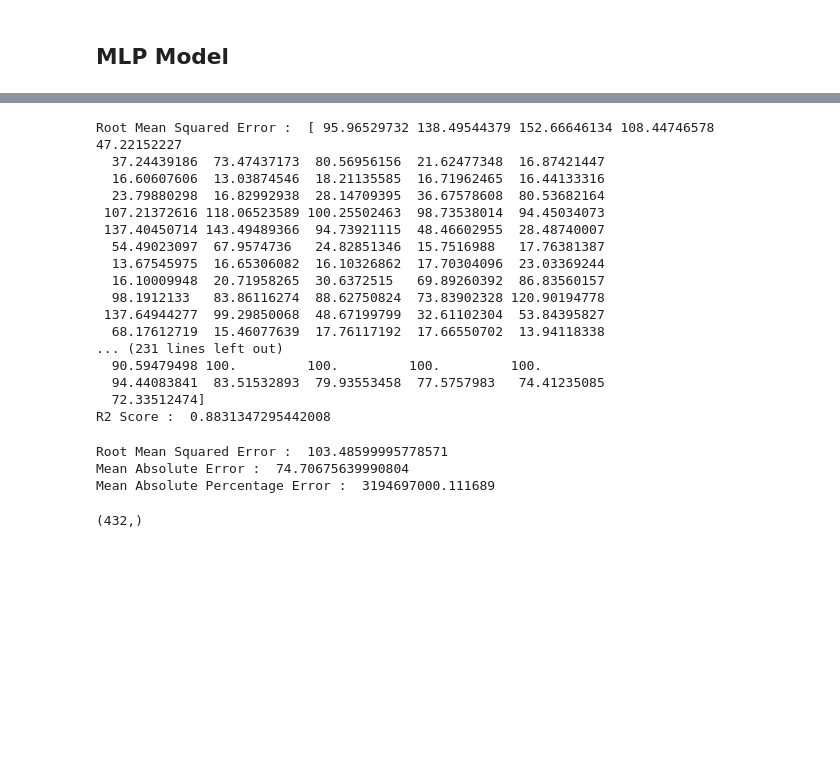
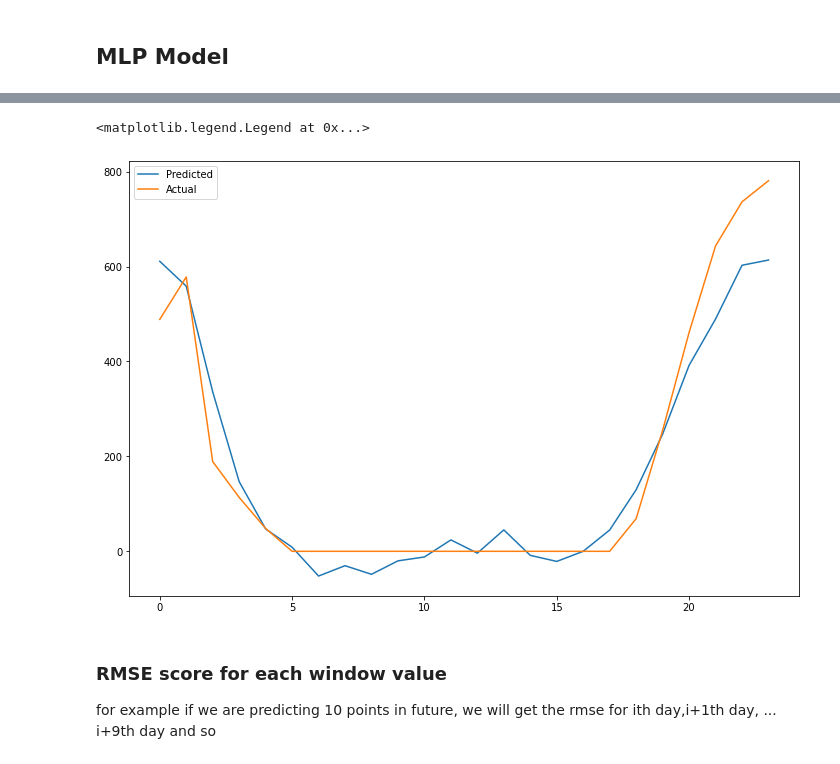
Before and after one commit to Rujul-Patel/InternshipTest, a Jupyter notebook: prescinto.ipynb, the cells around one changed output, grey strips where cells are left out. Drawn from its saved outputs; the diff is of its cells as text; code cells hidden in the pictures; blank space fills up the shorter version.

Commit message:
MLP Multi step Multivariate

```diff
--- a/prescinto.ipynb
+++ b/prescinto.ipynb
@@ -296,0 +259,7 @@ array([  0.        ,   0.        ,   0.        ,   0.        ,
+# %%
+inp_shape = X_train.shape[1]*X_train.shape[2]
+
+X_train = X_train.reshape((X_train.shape[0],inp_shape))
+X_test = X_test.reshape((X_test.shape[0],inp_shape))
+
+print(X_train.shape, " ", X_test.shape)
@@ -297,7 +276,7 @@ array([  0.        ,   0.        ,   0.        ,   0.        ,
 # %%
-mlp_model = tf.keras.Sequential([
-    tf.keras.layers.Dense(10),
-    tf.keras.layers.Dense(1)
-])
-mlp_model.compile(optimizer='adam',loss='mse',metrics=['accuracy'])
-mlp_model.fit(xtrain,ytrain,epochs=10)
+from tensorflow.keras import optimizers
+
+model = tf.keras.Sequential()
+model.add(tf.keras.layers.Dense(100,activation='relu',input_dim=inp_shape))
+model.add(tf.keras.layers.Dense(step))
+model.compile(optimizer='adam',loss='mse')
@@ -369,6 +282,0 @@ def split_sequence(sequence, n_steps_in, n_steps_out):
-# %%
-n_steps = 20
-n_steps_out = 10
-
-X_train,y_train = split_sequence(train_df['irradiance'].fillna(0),n_steps,n_steps_out)
-X_test,y_test = split_sequence(test_df['irradiance'].fillna(0),n_steps,n_steps_out)
@@ -397,10 +283,3 @@ for i in range(len(X_train)):
-# %%
-from tensorflow.keras import optimizers
-
-model = tf.keras.Sequential()
-model.add(tf.keras.layers.Dense(100,activation='relu',input_dim=n_steps))
-model.add(tf.keras.layers.Dense(n_steps_out))
-model.compile(optimizer='adam',loss='mse')
 # %%
 y_train.shape
 # %% [output]
@@ -439,35 +310,10 @@ y_pred.shape
-# %%
-print_score(y_pred,y_test)
-# %% [output]
-Root Mean Squared Error :  [ 95.96529732 138.49544379 152.66646134 108.44746578  47.22152227
-  37.24439186  73.47437173  80.56956156  21.62477348  16.87421447
-  16.60607606  13.03874546  18.21135585  16.71962465  16.44133316
-  23.79880298  16.82992938  28.14709395  36.67578608  80.53682164
- 107.21372616 118.06523589 100.25502463  98.73538014  94.45034073
- 137.40450714 143.49489366  94.73921115  48.46602955  28.48740007
-  54.49023097  67.9574736   24.82851346  15.7516988   17.76381387
-  13.67545975  16.65306082  16.10326862  17.70304096  23.03369244
-  16.10009948  20.71958265  30.6372515   69.89260392  86.83560157
-  98.1912133   83.86116274  88.62750824  73.83902328 120.90194778
- 137.64944277  99.29850068  48.67199799  32.61102304  53.84395827
-  68.17612719  15.46077639  17.76117192  17.66550702  13.94118338
-... (231 lines left out)
-  90.59479498 100.         100.         100.         100.
-  94.44083841  83.51532893  79.93553458  77.5757983   74.41235085
-  72.33512474]
-R2 Score :  0.8831347295442008
-# %%
-print("Root Mean Squared Error : ",np.sqrt(keras.metrics.mean_squared_error(y_pred.reshape(-1),y_test).numpy()))
-print("Mean Absolute Error : ",keras.metrics.mean_absolute_error(test_df['irradiance'],naive_forecast['irradiance']).numpy())
-print("Mean Absolute Percentage Error : ",keras.metrics.mean_absolute_percentage_error(test_df['irradiance'],naive_forecast['irradiance']).numpy())
-# %% [output]
-Root Mean Squared Error :  103.48599995778571
-Mean Absolute Error :  74.70675639990804
-Mean Absolute Percentage Error :  3194697000.111689
-# %%
-y_test.reshape(-1).shape
-# %% [output]
-(432,)
+# %%
+plt.plot(y_pred[-1],label='Predicted')
+plt.plot(y_test[-1],label='Actual')
+plt.legend()
+# %% [output]
+<matplotlib.legend.Legend at 0x...>
+[figure, added]
 # %%
 def evaluate_forecasts(actual, predicted):
 	scores = list()
@@ -486,6 +332,10 @@ def evaluate_forecasts(actual, predicted):
 			s += (actual[row, col] - predicted[row, col])**2
 	score = np.sqrt(s / (actual.shape[0] * actual.shape[1]))
 	return score, scores
+# %% [markdown]
+### RMSE score for each window value
+
+for example if we are predicting 10 points in future, we will get the rmse for ith day,i+1th day, ... i+9th day and so
 # %%
 evaluate_forecasts(y_test,y_pred)
 # %% [output]
```
Also changed, not shown: parts of 36 cells of this notebook.
